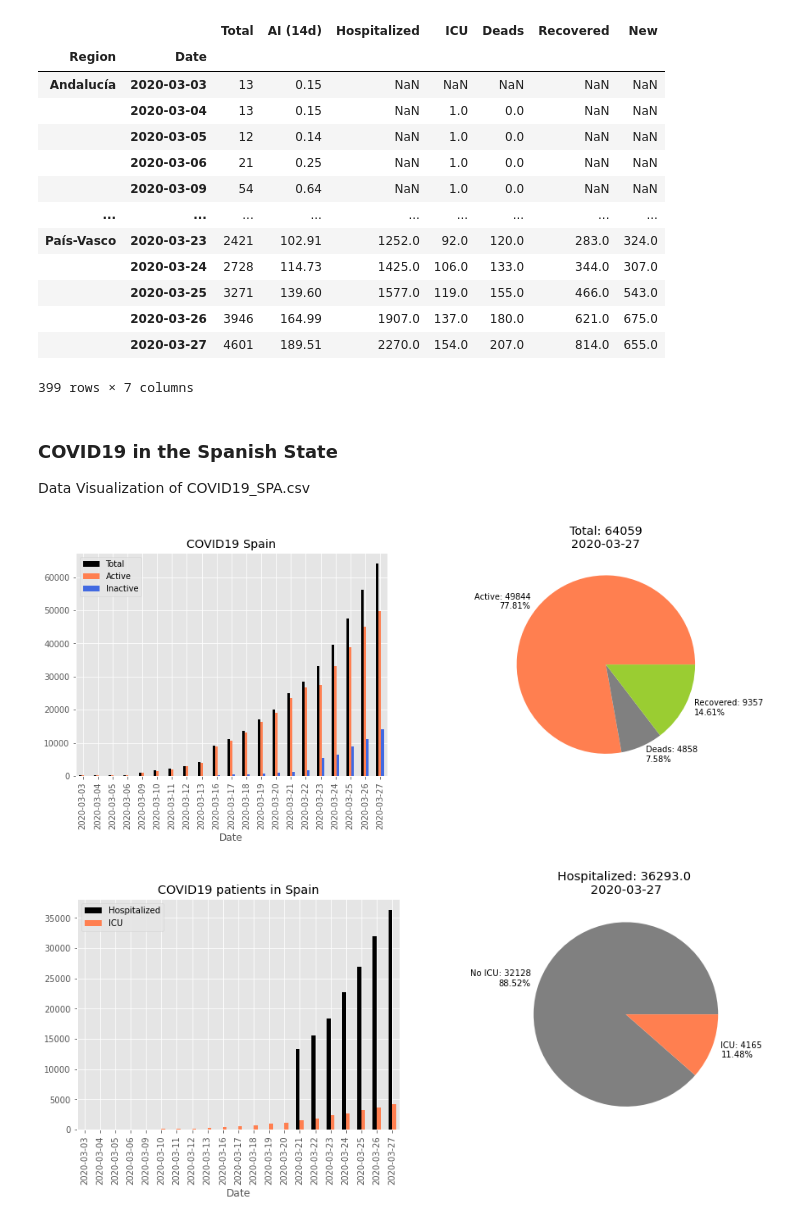
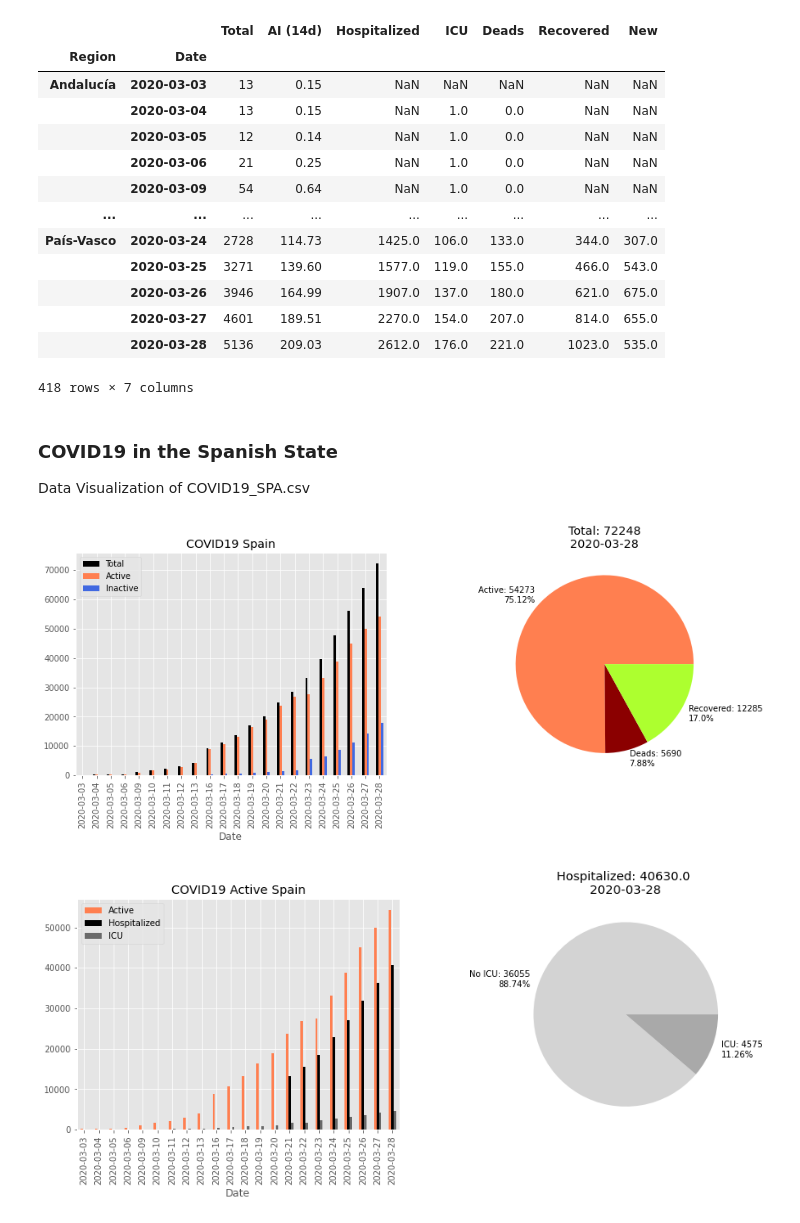
Before and after one commit to adelrio012/covid19_spain, a Jupyter notebook: COVID19_SPA_VISUAL.ipynb, the cells around one changed output. Saved outputs shown, nothing was run; the diff lists cells and outputs as text; code cells hidden in the pictures.

```diff
--- a/COVID19_SPA_VISUAL.ipynb
+++ b/COVID19_SPA_VISUAL.ipynb
@@ -41,7 +41,7 @@ import matplotlib.pyplot as plt
 from matplotlib import style
 style.use('ggplot')
 # %%
-filename='/home/pi/.local/bin/covid_spa_data/COVID19_SPA'
+filename='/home/pi/Documents/juno/covid_spa_data/COVID19_SPA'
 df_s=pd.read_csv(filepath_or_buffer=filename,parse_dates = True)
 df_s.set_index(['Region', 'Date'], inplace=True)
 df_s.sort_index(inplace=True)
@@ -68,5 +68,5 @@ df_s
 # %%
-filename='/home/pi/.local/bin/covid_spa_data/COVID19_SPA_AC'
+filename='/home/pi/Documents/juno/covid_spa_data/COVID19_SPA_AC'
 df_ac=pd.read_csv(filepath_or_buffer=filename,parse_dates = True)
 df_ac.set_index(['Region', 'Date'], inplace=True)
 df_ac.sort_index(inplace=True)
@@ -80,12 +80,12 @@ df_ac
 |  | 2020-03-06 | 21 | 0.25 | NaN | 1.0 | 0.0 | NaN | NaN |
 |  | 2020-03-09 | 54 | 0.64 | NaN | 1.0 | 0.0 | NaN | NaN |
 | ... | ... | ... | ... | ... | ... | ... | ... | ... |
-| País-Vasco | 2020-03-23 | 2421 | 102.91 | 1252.0 | 92.0 | 120.0 | 283.0 | 324.0 |
-|  | 2020-03-24 | 2728 | 114.73 | 1425.0 | 106.0 | 133.0 | 344.0 | 307.0 |
+| País-Vasco | 2020-03-24 | 2728 | 114.73 | 1425.0 | 106.0 | 133.0 | 344.0 | 307.0 |
 |  | 2020-03-25 | 3271 | 139.60 | 1577.0 | 119.0 | 155.0 | 466.0 | 543.0 |
 |  | 2020-03-26 | 3946 | 164.99 | 1907.0 | 137.0 | 180.0 | 621.0 | 675.0 |
 |  | 2020-03-27 | 4601 | 189.51 | 2270.0 | 154.0 | 207.0 | 814.0 | 655.0 |
+|  | 2020-03-28 | 5136 | 209.03 | 2612.0 | 176.0 | 221.0 | 1023.0 | 535.0 |
-399 rows × 7 columns
+418 rows × 7 columns
 # %% [markdown]
 ### COVID19 in the Spanish State
 
@@ -109,30 +109,30 @@ today_cases=pd.DataFrame({'Total':[today['Active'][0],today['Deads'][0],today['R
 fig, axes = plt.subplots(nrows=1,ncols=2,figsize=(15,5))
 df_s.fillna(0).reset_index().plot.bar(ax=axes[0],x='Date',y=['Total','Active','Inactive'],color=['k','coral','royalblue'],grid=True)
 axes[0].set_title('COVID19 Spain')
-today_cases.plot.pie(ax=axes[1],y='Total',colors=['coral','gray','yellowgreen'],legend=False)
+today_cases.plot.pie(ax=axes[1],y='Total',colors=['coral','darkred','greenyellow'],legend=False)
 axes[1].set_title('Total: '+str(today['Total'][0]) +'\n'+str(today['Date'][0]))
 axes[1].set_ylabel(' ')
 plt.show()
 # %% [output]
-[figure, old version]
+[figure, new version]
 # %%
 #COVID19 Today (%)
 today=((df_s.reset_index()).loc[[len(df_s)-1]]).reset_index()
 today['No ICU']=today['Hospitalized'][0]-today['ICU'][0]
 #Percentages
 tt=today['Hospitalized'][0]
 ti=round((today['ICU'][0]/tt)*100,2)
 tni=round((today['No ICU'][0]/tt)*100,2)
 
 today_hsp=pd.DataFrame({'Hospitalized':[today['No ICU'][0],today['ICU'][0]]},index=['No ICU: '+str(int(today['No ICU'][0]))+'\n'+str(tni)+'%','ICU: '+str(int(today['ICU'][0]))+'\n'+str(ti)+'%'])
 
 #Plotting DataFrame Sub-Plots
 fig, axes = plt.subplots(nrows=1,ncols=2,figsize=(15,5))
-df_s.fillna(0).reset_index().plot.bar(ax=axes[0],x='Date',y=['Hospitalized','ICU'],color=['k','coral'],grid=True)
-axes[0].set_title('COVID19 patients in Spain')
-today_hsp.plot.pie(ax=axes[1],y='Hospitalized',colors=['gray','coral'],legend=False)
+df_s.fillna(0).reset_index().plot.bar(ax=axes[0],x='Date',y=['Active','Hospitalized','ICU'],color=['coral','k','dimgray'],grid=True)
+axes[0].set_title('COVID19 Active Spain')
+today_hsp.plot.pie(ax=axes[1],y='Hospitalized',colors=['lightgray','darkgray'],legend=False)
 axes[1].set_title('Hospitalized: '+str(today['Hospitalized'][0])+' \n'+str(today['Date'][0]))
 axes[1].set_ylabel(' ')
 plt.show()
 # %% [output]
-[figure, old version]
+[figure, new version]
```
Also changed, not shown: parts of 12 cells of this notebook.
